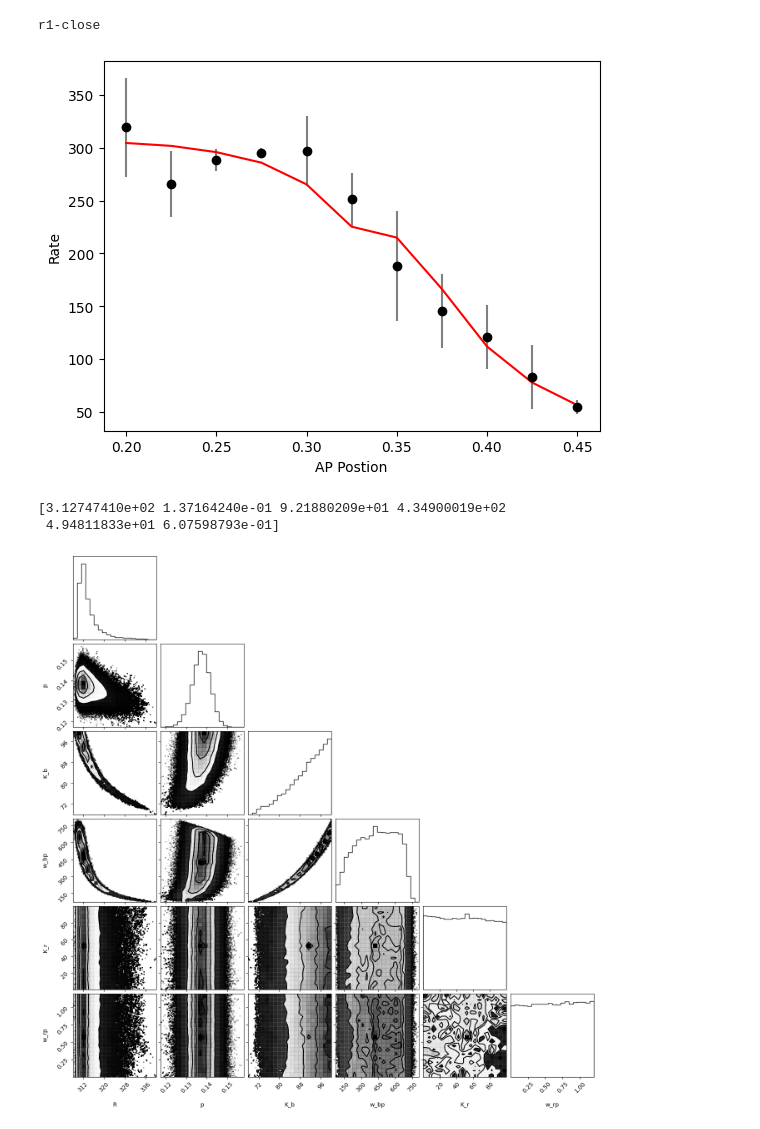
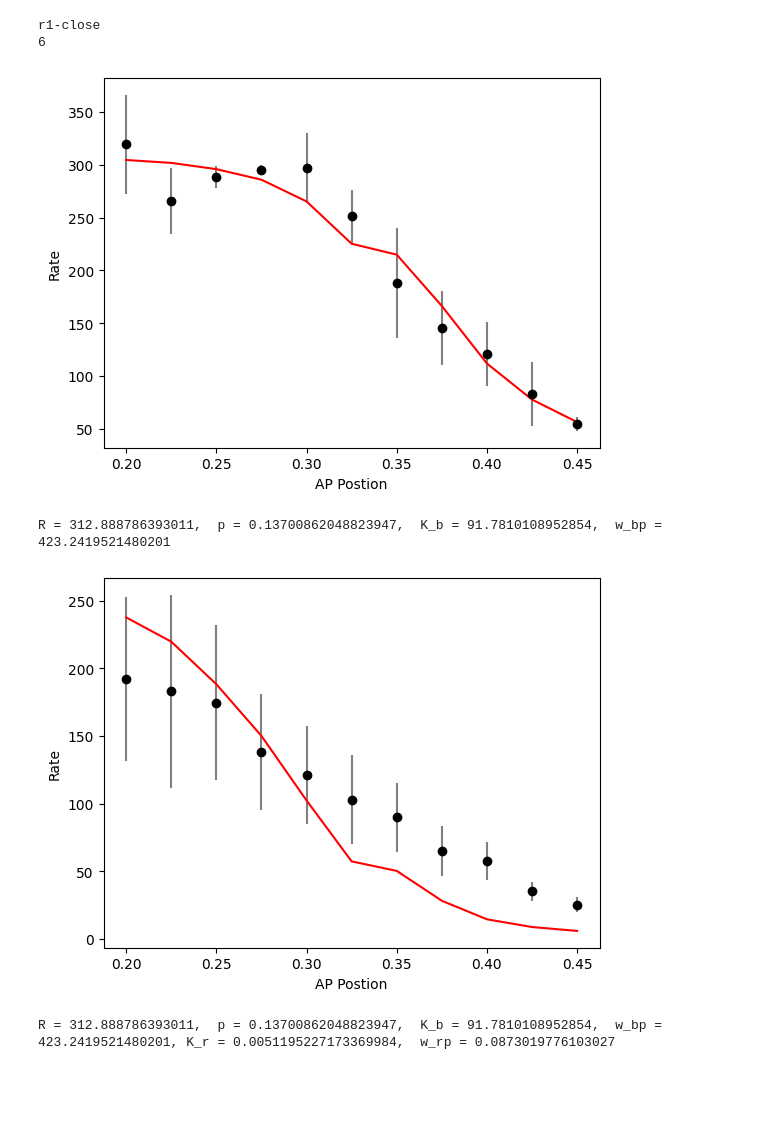
Before and after one commit to yangjun9095/OpposingGradients_Analysis, a Jupyter notebook: PythonMCMC_OppGrad/MCMC_1BS.ipynb, the cells around one changed output. Drawn from its saved outputs; the diff is of its cells as text; code cells hidden in the pictures; blank space fills up the shorter version.

```diff
--- a/PythonMCMC_OppGrad/MCMC_1BS.ipynb
+++ b/PythonMCMC_OppGrad/MCMC_1BS.ipynb
@@ -17,9 +17,11 @@ print(data[0][construct_index]['constructName'][0])
 
 Rate_WT_mean = np.nanmean(data[0][construct_index]['Rate_WT_individual'], axis=1);
 Rate_WT_std = np.nanstd(data[0][construct_index]['Rate_WT_individual'], axis=1);
+N_WT = data[0][construct_index]['Rate_WT_individual'].shape[1]
 
 Rate_null_mean = np.nanmean(data[0][construct_index]['Rate_null_individual'], axis=1);
 Rate_null_std = np.nanstd(data[0][construct_index]['Rate_null_individual'], axis=1);
+N_null = data[0][construct_index]['Rate_null_individual'].shape[1]
 
 APbins = data[0][construct_index]['APbins']
 
@@ -44,14 +46,17 @@ NoNaNindices = np.where(NoNaN_index)[0]
 APbins= np.take(APbins, NoNaNindices)
 Rate_WT_mean = np.take(Rate_WT_mean, NoNaNindices)
 Rate_WT_std = np.take(Rate_WT_std, NoNaNindices)
+Rate_WT_err = Rate_WT_std/np.sqrt(N_WT)
 
 Rate_null_mean = np.take(Rate_null_mean, NoNaNindices)
 Rate_null_std = np.take(Rate_null_std, NoNaNindices)
+Rate_null_err = Rate_WT_std/np.sqrt(N_null)
 
 Bcd = np.take (Bcd, NoNaNindices)
 Runt = np.take (Runt, NoNaNindices)
 Runt_Null = np.take(Runt_Null, NoNaNindices)
 # %% [output]
 r1-close
+6
 # %%
 # Define the model function
@@ -92,22 +110,23 @@ def log_posterior(theta, model, Bcd, Runt, Rate):
 # %%
+####  Runt Null Fits ####
 # Set up the sampler
-ndim = 6
+ndim = 4
 nwalkers = 200
-theta0 = [100, 0.1, 10, 50, 5, 0.5]
-
+theta0 = [100, 0.1, 10, 50]
 
 # # R, p, K_b, w_bp, K_r, w_rp
 # cov = np.diag([1, 0.01, 0.1, 1, 0.1, 0.1])**2  # Covariance matrix
 # move = emcee.moves.GaussianMove(cov)
 
 pos = [theta0 + 1e-4*np.random.randn(ndim) for i in range(nwalkers)]
-sampler = emcee.EnsembleSampler(nwalkers, ndim, log_posterior, args=(model_1bs_null, Bcd, Runt, Rate_null_mean))
+sampler = emcee.EnsembleSampler(nwalkers, ndim, log_posterior_1bs_null,
+                                args=(model_1bs_null, [], Bcd, Runt, Rate_null_mean))
 
 # Burn-in phase
 pos, _, _ = sampler.run_mcmc(pos, 10000)
 
 # Production phase
-for i in range(3):
+for i in range(1):
     sampler.reset()
     sampler.run_mcmc(pos, 20000)
 
@@ -120,20 +139,15 @@ for i in range(3):
 # Plot the data and the model
 fig, ax = plt.subplots()
 ax.errorbar(APbins, Rate_null_mean, yerr=Rate_null_std, fmt='o', color='k', ecolor='gray', capsize=0)
-theta_best = np.median(samples, axis=0)
-Rate_fit = model_1bs_null(theta_best, Bcd, Runt)
+theta_nullParams = np.median(samples, axis=0)
+Rate_fit = model_1bs_null(theta_nullParams, [], Bcd, Runt)
 ax.plot(APbins, Rate_fit, color='red')
 ax.set_xlabel('AP Postion')
 ax.set_ylabel('Rate')
 plt.show()
 
-print(theta_best)
-# Plot the corner plot
-labels = ['R', 'p', 'K_b', 'w_bp', 'K_r', 'w_rp']
-fig = corner.corner(samples, labels=labels)
-plt.show()
+print('R = ' + str(theta_nullParams[0]) + ', ', 'p = ' + str(theta_nullParams[1]) + ', ', 'K_b = ' + str(theta_nullParams[2]) + ', ',
+      'w_bp = ' + str(theta_nullParams[3]))
 # %% [output]
 [figure]
-[3.12747410e+02 1.37164240e-01 9.21880209e+01 4.34900019e+02
- 4.94811833e+01 6.07598793e-01]
+R = 312.888786393011,  p = 0.13700862048823947,  K_b = 91.7810108952854,  w_bp = 423.2419521480201
-[figure, removed]
@@ -139,0 +159,45 @@ plt.show()
+# %%
+#### Runt WT fit using Runt Null parameters ####
+# Set up the sampler
+ndim = 2
+nwalkers = 200
+theta0 = [5, 0.5]
+theta_fixed = theta_nullParams # Get Runt Null paremeters from previous cell
+
+# # R, p, K_b, w_bp, K_r, w_rp
+# cov = np.diag([1, 0.01, 0.1, 1, 0.1, 0.1])**2  # Covariance matrix
+# move = emcee.moves.GaussianMove(cov)
+
+pos = [theta0 + 1e-4*np.random.randn(ndim) for i in range(nwalkers)]
+sampler = emcee.EnsembleSampler(nwalkers, ndim, log_posterior_1bs,
+                                args=(model_1bs, theta_fixed, Bcd, Runt, Rate_WT_mean))
+
+# Burn-in phase
+pos, _, _ = sampler.run_mcmc(pos, 10000)
+
+# Production phase
+for i in range(1):
+    sampler.reset()
+    sampler.run_mcmc(pos, 20000)
+
+    # Extract the samples
+    samples = sampler.get_chain(flat=True)
+
+    theta0 = np.median(samples, axis=0)
+    pos = [theta0 + 1e-4*np.random.randn(ndim) for i in range(nwalkers)]
+
+# Plot the data and the model
+fig, ax = plt.subplots()
+ax.errorbar(APbins, Rate_WT_mean, yerr=Rate_WT_std, fmt='o', color='k', ecolor='gray', capsize=0)
+theta_WTParams = np.median(samples, axis=0)
+Rate_fit = model_1bs(theta_WTParams, theta_nullParams, Bcd, Runt)
+ax.plot(APbins, Rate_fit, color='red')
+ax.set_xlabel('AP Postion')
+ax.set_ylabel('Rate')
+plt.show()
+
+print('R = ' + str(theta_nullParams[0]) + ', ', 'p = ' + str(theta_nullParams[1]) + ', ', 'K_b = ' + str(theta_nullParams[2]) + ', ',
+      'w_bp = ' + str(theta_nullParams[3])+ ',', 'K_r = ' + str(theta_WTParams[0]) + ', ', 'w_rp = ' + str(theta_WTParams[1]))
+# %% [output]
+[figure, added]
+R = 312.888786393011,  p = 0.13700862048823947,  K_b = 91.7810108952854,  w_bp = 423.2419521480201, K_r = 0.0051195227173369984,  w_rp = 0.0873019776103027
```
Also changed, not shown: parts of 3 cells of this notebook, 1 other file.
